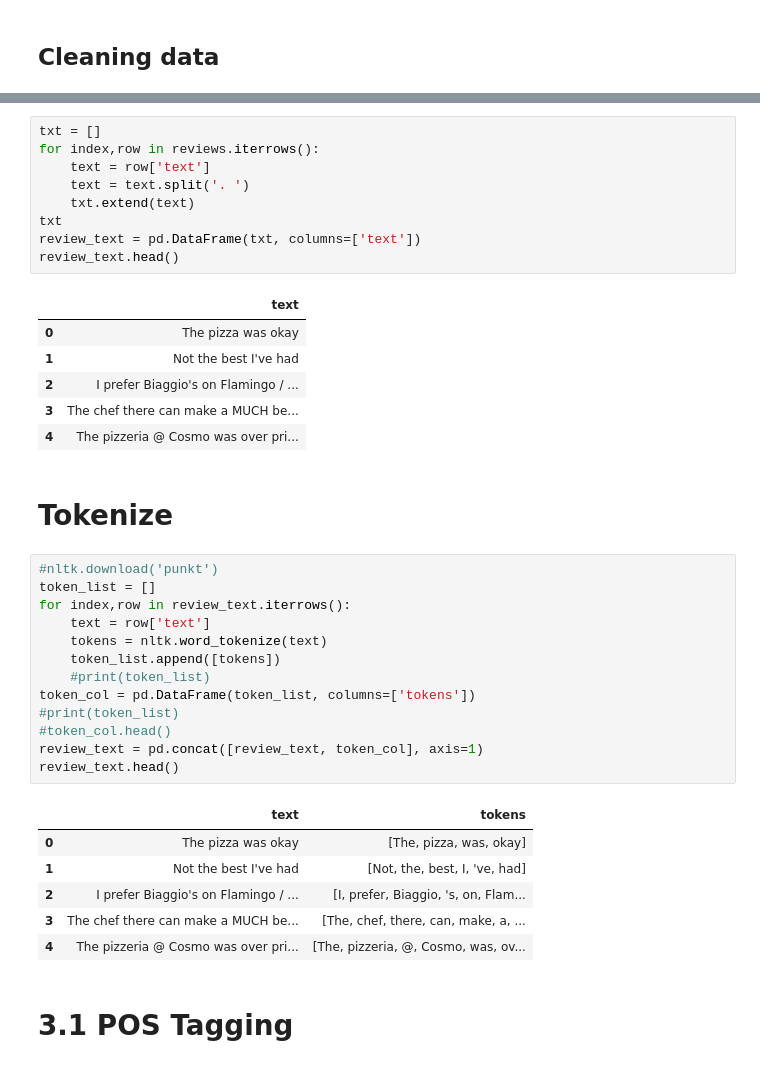
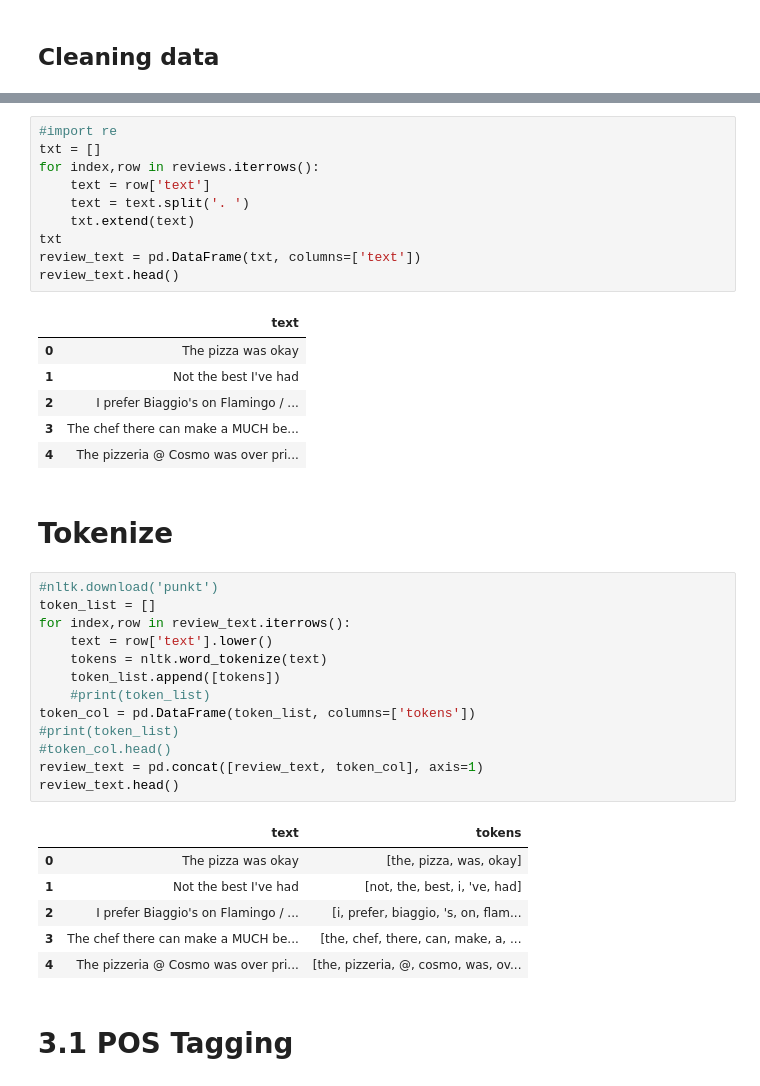
Before and after one commit to rsj-rishabh/DSR-Project, a Jupyter notebook: beta.ipynb, the cells around one changed output, grey strips where cells are left out. Cells and saved outputs as stored; diff of their text form.

```diff
--- a/beta.ipynb
+++ b/beta.ipynb
@@ -81,4 +84,5 @@ reviews.head()
 # %%
+#import re
 txt = []
 for index,row in reviews.iterrows():
     text = row['text']
@@ -99,23 +103,23 @@ review_text.head()
 # %%
 #nltk.download('punkt')
 token_list = []
 for index,row in review_text.iterrows():
-    text = row['text']
+    text = row['text'].lower()
     tokens = nltk.word_tokenize(text)
     token_list.append([tokens])
     #print(token_list)
 token_col = pd.DataFrame(token_list, columns=['tokens'])
 #print(token_list)
 #token_col.head()
 review_text = pd.concat([review_text, token_col], axis=1)
 review_text.head()
 # %% [output]
 |  | text | tokens |
-| 0 | The pizza was okay | [The, pizza, was, okay] |
-| 1 | Not the best I've had | [Not, the, best, I, 've, had] |
-| 2 | I prefer Biaggio's on Flamingo / ... | [I, prefer, Biaggio, 's, on, Flam... |
-| 3 | The chef there can make a MUCH be... | [The, chef, there, can, make, a, ... |
-| 4 | The pizzeria @ Cosmo was over pri... | [The, pizzeria, @, Cosmo, was, ov... |
+| 0 | The pizza was okay | [the, pizza, was, okay] |
+| 1 | Not the best I've had | [not, the, best, i, 've, had] |
+| 2 | I prefer Biaggio's on Flamingo / ... | [i, prefer, biaggio, 's, on, flam... |
+| 3 | The chef there can make a MUCH be... | [the, chef, there, can, make, a, ... |
+| 4 | The pizzeria @ Cosmo was over pri... | [the, pizzeria, @, cosmo, was, ov... |
 # %% [markdown]
 # 3.1 POS Tagging
 # %% [markdown]
```
Also changed, not shown: parts of 31 cells of this notebook, 4 other files.
